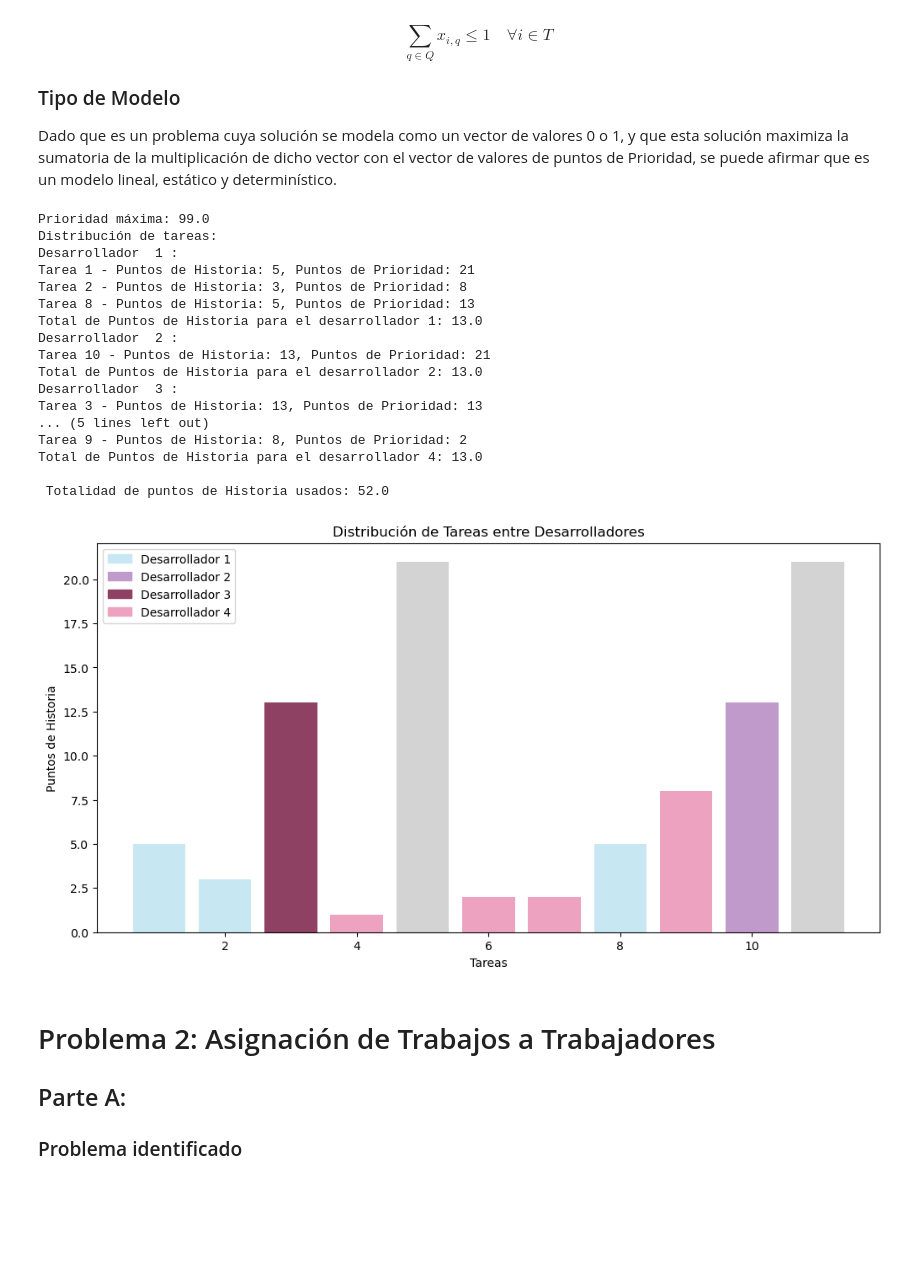
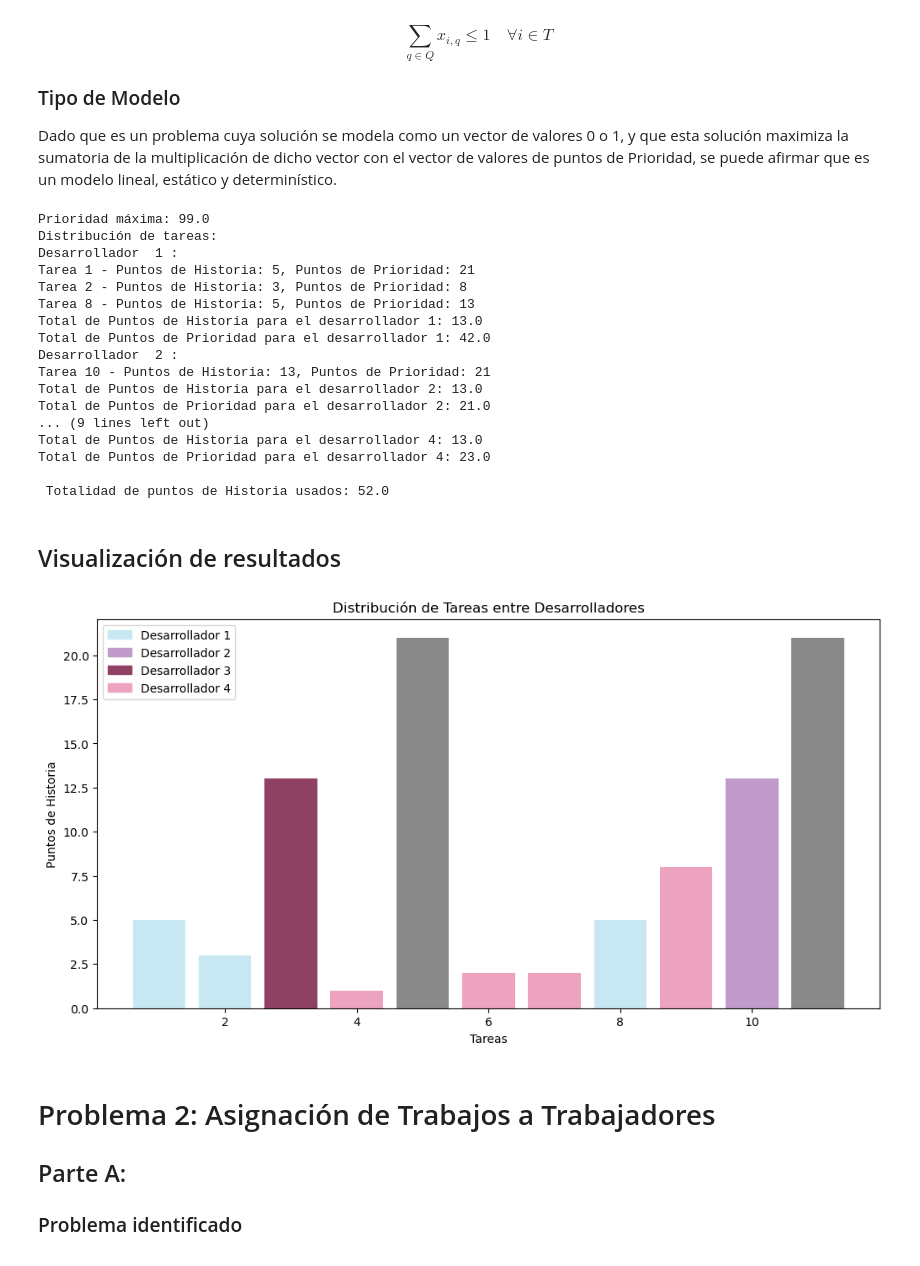
Before and after one commit to Mateo-Lopez83/labs_Mos_MateoLopez_IgnacioChaparro, a Jupyter notebook: Lab1MOS.ipynb, the cells around one changed output. Drawn from its saved outputs; the diff is of its cells as text; code cells hidden in the pictures; blank space fills up the shorter version.

```diff
--- a/Lab1MOS.ipynb
+++ b/Lab1MOS.ipynb
@@ -244,6 +246,7 @@ for q in modelo.Q:
         if modelo.x[i, q].value == 1:
             print(f"Tarea {i} - Puntos de Historia: {tareas[i][0]}, Puntos de Prioridad: {tareas[i][1]}")
     print(f"Total de Puntos de Historia para el desarrollador {q}: {sum(tareas[i][0] * modelo.x[i, q].value for i in modelo.T)}")
+    print(f"Total de Puntos de Prioridad para el desarrollador {q}: {sum(tareas[i][1] * modelo.x[i, q].value for i in modelo.T)}")
 
 print(f"\n Totalidad de puntos de Historia usados: {sum(tareas[i][0] * modelo.x[i, q].value for i in modelo.T for q in modelo.Q)}")
 # %% [output]
@@ -254,59 +257,59 @@ Tarea 1 - Puntos de Historia: 5, Puntos de Prioridad: 21
 Tarea 2 - Puntos de Historia: 3, Puntos de Prioridad: 8
 Tarea 8 - Puntos de Historia: 5, Puntos de Prioridad: 13
 Total de Puntos de Historia para el desarrollador 1: 13.0
+Total de Puntos de Prioridad para el desarrollador 1: 42.0
 Desarrollador  2 :
 Tarea 10 - Puntos de Historia: 13, Puntos de Prioridad: 21
 Total de Puntos de Historia para el desarrollador 2: 13.0
-Desarrollador  3 :
-Tarea 3 - Puntos de Historia: 13, Puntos de Prioridad: 13
-... (5 lines left out)
-Tarea 9 - Puntos de Historia: 8, Puntos de Prioridad: 2
+Total de Puntos de Prioridad para el desarrollador 2: 21.0
+... (9 lines left out)
 Total de Puntos de Historia para el desarrollador 4: 13.0
+Total de Puntos de Prioridad para el desarrollador 4: 23.0
 
  Totalidad de puntos de Historia usados: 52.0
+# %% [markdown]
+## Visualización de resultados
 # %%
 
-import random
+lista_tareas = list(modelo.T)
+pntos_historia = [tareas[i][0] for i in lista_tareas]
 
-all_tasks = list(modelo.T)
-story_points = [tareas[i][0] for i in all_tasks]
-
-developers = list(modelo.Q)
+desarrolladores = list(modelo.Q)
 color_map = {
-    developers[0]: "#C7E8F3",
-    developers[1]: "#BF9ACA",
-    developers[2]: "#8E4162",
-    developers[3]: "#EDA2C0"
+    desarrolladores[0]: "#C7E8F3",
+    desarrolladores[1]: "#BF9ACA",
+    desarrolladores[2]: "#8E4162",
+    desarrolladores[3]: "#EDA2C0"
 }
 task_colors = []
-assigned_developers = []
+color_desarrolladores = []
 
-for i in all_tasks:
+for i in lista_tareas:
     assigned_dev = None
-    for q in developers:
+    for q in desarrolladores:
         if modelo.x[i, q].value == 1:
             assigned_dev = q
             break
     if assigned_dev is not None:
         task_colors.append(color_map[assigned_dev])
-        assigned_developers.append(assigned_dev)
+        color_desarrolladores.append(assigned_dev)
     else:
-        task_colors.append("lightgray")
-        assigned_developers.append(None)
+        task_colors.append("#898989")
+        color_desarrolladores.append(None)
 
 plt.figure(figsize=(12, 6))
-plt.bar(all_tasks, story_points, color=task_colors)
+plt.bar(lista_tareas, pntos_historia, color=task_colors)
 
 plt.xlabel("Tareas")
 plt.ylabel("Puntos de Historia")
 plt.title("Distribución de Tareas entre Desarrolladores")
 
-legend_patches = [mpatches.Patch(color=color_map[q], label=f"Desarrollador {q}") for q in developers]
+legend_patches = [mpatches.Patch(color=color_map[q], label=f"Desarrollador {q}") for q in desarrolladores]
 plt.legend(handles=legend_patches)
 
 plt.show()
 # %% [output]
-[figure, old version]
+[figure, new version]
 # %% [markdown]
 # Problema 2: Asignación de Trabajos a Trabajadores
 
```
Also changed, not shown: parts of 8 cells of this notebook.
